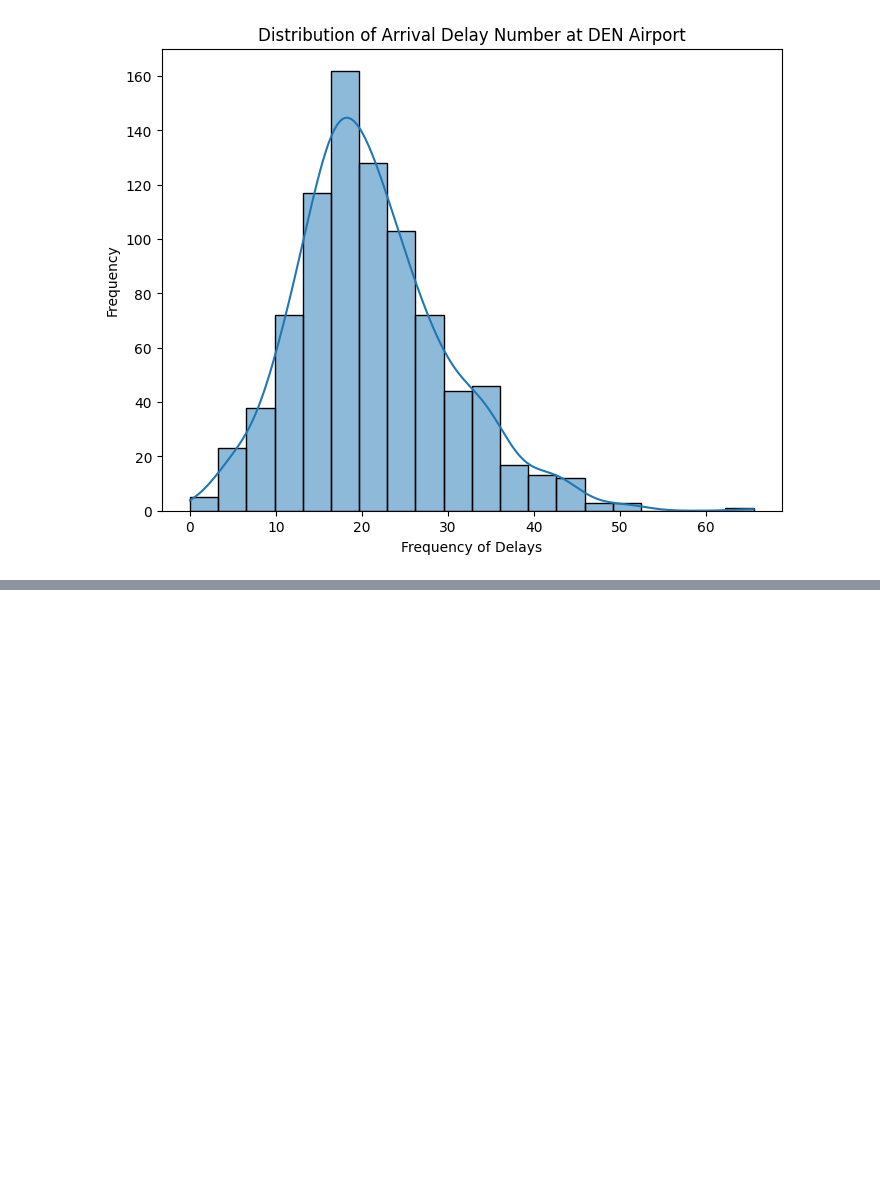
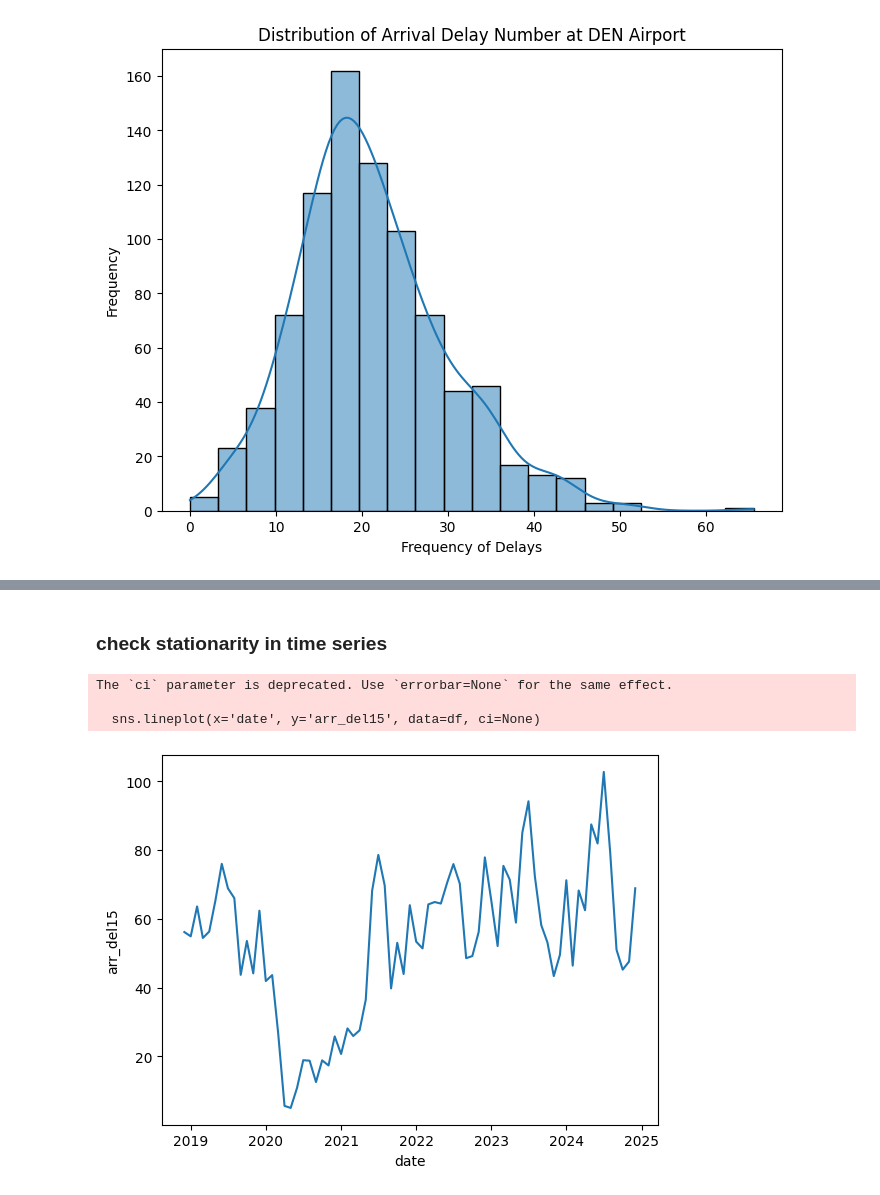
Before and after one commit to keeg2025/DataScienceCapstone25, a Jupyter notebook: StartingFinalProjectWork.ipynb, the cells around one changed output, grey strips where cells are left out. Saved outputs shown, nothing was run; the diff lists cells and outputs as text; code cells hidden in the pictures; blank space fills up the shorter version.

```diff
--- a/StartingFinalProjectWork.ipynb
+++ b/StartingFinalProjectWork.ipynb
@@ -181,0 +277,9 @@ plt.show()
+# %%
+# might not need!!
+
+df['date'] = pd.to_datetime(df['year'].astype(str) + '-' + df['month'].astype(str))
+df = df[(df['date'] >= '2018-12-01') & (df['date'] <= '2024-12-31')]
+
+# Check structure
+print(df.head())
+print(df.isnull().sum())
@@ -181,0 +304,11 @@ plt.show()
+# %% [markdown]
+### check stationarity in time series
+# %%
+sns.lineplot(x='date', y='arr_del15', data=df, ci=None)
+#plt.xticks(rotation=90)
+plt.show()
+# %% [output]
+The `ci` parameter is deprecated. Use `errorbar=None` for the same effect.
+
+  sns.lineplot(x='date', y='arr_del15', data=df, ci=None)
+[figure, added]
```
Also changed, not shown: parts of 26 cells of this notebook.
